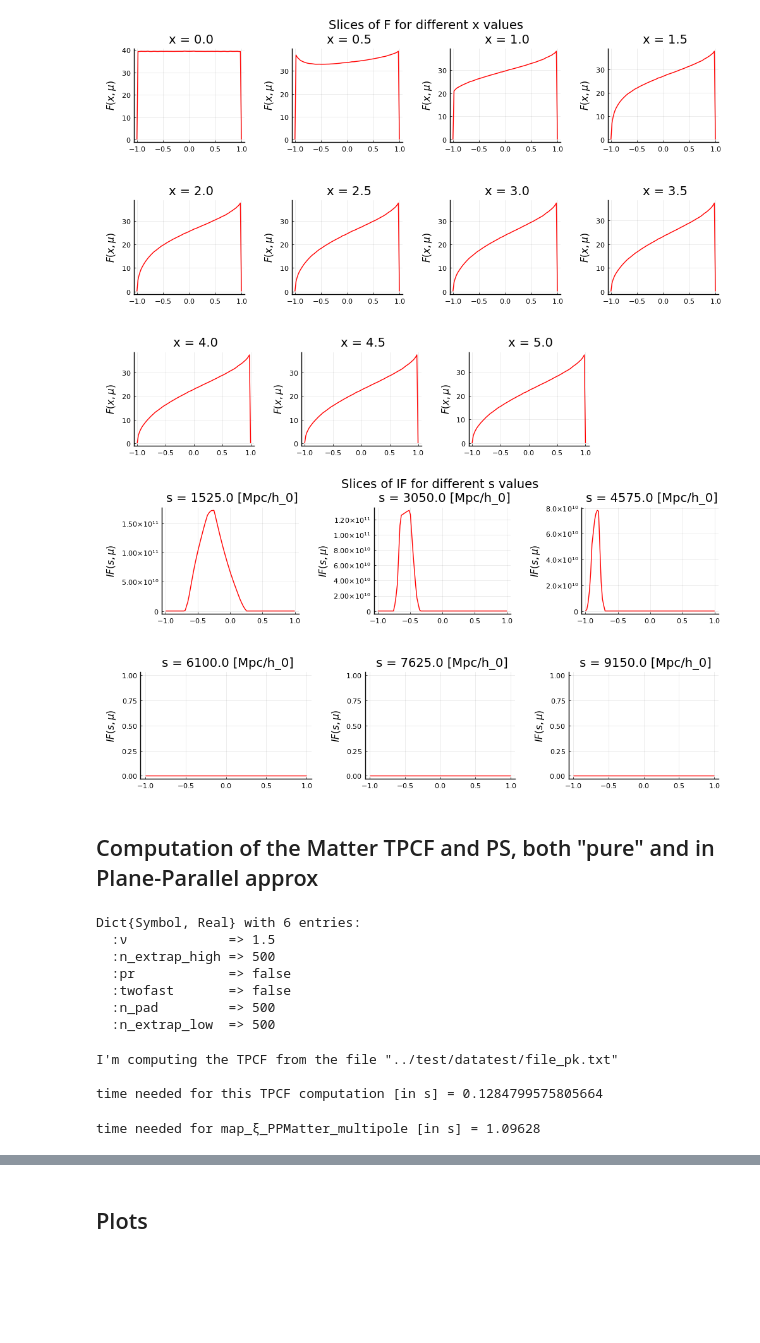
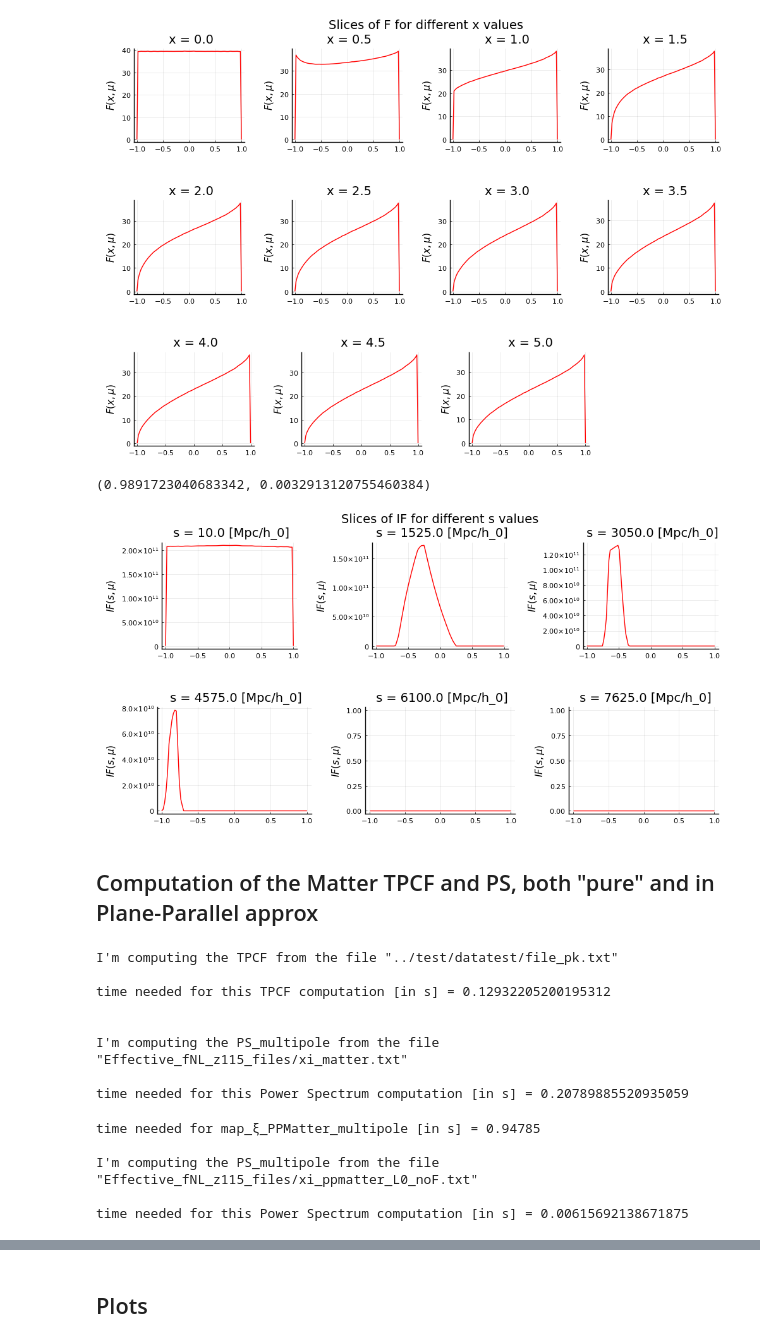
Before and after one commit to foglienimatteo/GaPSE.jl, a Jupyter notebook: ipynbs/Effective_fNL.ipynb, the cells around one changed output, grey strips where cells are left out. Cells and saved outputs as stored; diff of their text form; code cells hidden in the pictures; blank space fills up the shorter version.

```diff
--- a/ipynbs/Effective_fNL.ipynb
+++ b/ipynbs/Effective_fNL.ipynb
@@ -160,35 +171,39 @@ ALL_PLOTS = plot(title, LIST_P..., layout=l,
     left_margins = 15Plots.px, right_margins = 15Plots.px, size=(1000,700))
 # %% [output]
 [figure]
+# %%
+quadgk(μ->my_spline_IF(10.0, μ), -1, 1; rtol=1e-2)./cosmo.WFI_norm./2
+# %% [output]
+(0.9891723040683342, 0.0032913120755460384)
 # %%
 pyplot()
 
 title = plot(title = "Slices of IF for different s values", grid=false,
     showaxis = false, bottom_margin = -50Plots.px, ticks=false)
 
 θ_max =  π/2.0;
-ss = [ i*max(my_Iss...)/6 for i in 1:6];
+ss = vcat([10.0], [i*max(my_Iss...)/6 for i in 1:5]);
 μs = range(-1.0, 1.0, length=100);
 
 LIST_P = [plot() for i in 1:length(ss)]
 for (i,s) in enumerate(ss)
     tit = "\n\n s = $s [Mpc/h_0]"
     xs_1 = μs
     ys_1 = [my_spline_IF(s, μ) for μ in xs_1]
 
     LIST_P[i] = plot(xs_1, ys_1,
         #xaxis=:log, yaxis=:log,
         lc=:red, title=tit, legend=false,
         ylabel=L"IF(s,\mu)", ls=:solid,
         #xticks=10.0 .^ range(-3,0, step=1),
     )
 end
 
 l = @layout [ A{0.003h} ; a b c ; d e f ]
 ALL_PLOTS = plot(title, LIST_P..., layout=l,
     left_margins = 15Plots.px, right_margins = 15Plots.px, size=(1000,500))
 # %% [output]
-[figure, old version]
+[figure, new version]
 # %% [markdown]
 ## Computation of the Matter TPCF and PS, both "pure" and in Plane-Parallel approx
 # %%
@@ -200,23 +215,6 @@ out_xi_ppmatter_withF = DIR*"xi_ppmatter_L0_withF.txt";
 out_ps_matter = DIR*"ps_matter.txt";
 out_ps_ppmatter_noF = DIR*"ps_ppmatter_L0_noF.txt";
 out_ps_ppmatter_withF = DIR*"ps_ppmatter_L0_withF.txt";
-# %%
-twofast = false
-ps_kwargs = twofast ? Dict(:epl => true, :pr => false, :twofast => true,
-    :N_left => 12, :N_right => 12,
-    :p0_left => [-2.0, 1.0], :p0_right => [-2.0, 1.0],
-    :int_s_min => 1e-1, :int_s_max => 2*cosmo.s_max) :
-    Dict(:pr => false, :twofast => false,
-          :ν => 1.5, :n_extrap_low => 500,
-          :n_extrap_high => 500, :n_pad => 500)
-# %% [output]
-Dict{Symbol, Real} with 6 entries:
-  :ν             => 1.5
-  :n_extrap_high => 500
-  :pr            => false
-  :twofast       => false
-  :n_pad         => 500
-  :n_extrap_low  => 500
 # %%
 GaPSE.print_ξ_from_PS(in_file_ps, out_xi_matter;
     int_k_min = 1/(2*cosmo.s_max), int_k_max = 1e1,
@@ -224,11 +222,16 @@ GaPSE.print_ξ_from_PS(in_file_ps, out_xi_matter;
      s0 = nothing, right = nothing);
 
 GaPSE.print_PS_multipole(out_xi_matter, out_ps_matter;
-     L = 0, ps_kwargs...);
+     L = 0, ps_kwargs(tf)...);
 # %% [output]
 I'm computing the TPCF from the file "../test/datatest/file_pk.txt"
 
-time needed for this TPCF computation [in s] = 0.1284799575805664
+time needed for this TPCF computation [in s] = 0.12932205200195312
+
+
+I'm computing the PS_multipole from the file "Effective_fNL_z115_files/xi_matter.txt"
+
+time needed for this Power Spectrum computation [in s] = 0.20789885520935059
 # %%
 GaPSE.print_map_ξ_PPMatter_multipole(cosmo,
     out_xi_ppmatter_noF, 10 .^ range(0,log10(2*cosmo.s_max),length=1000);
@@ -236,9 +239,13 @@ GaPSE.print_map_ξ_PPMatter_multipole(cosmo,
     N_μs = 200, μ_atol = 0.0, μ_rtol = 1e-2, trap = false);
 
 GaPSE.print_PS_multipole(out_xi_ppmatter_noF, out_ps_ppmatter_noF;
-     L = 0,  ps_kwargs...);
+     L = 0,  ps_kwargs(tf)...);
 # %% [output]
-time needed for map_ξ_PPMatter_multipole [in s] = 1.09628
+time needed for map_ξ_PPMatter_multipole [in s] = 0.94785
+
+I'm computing the PS_multipole from the file "Effective_fNL_z115_files/xi_ppmatter_L0_noF.txt"
+
+time needed for this Power Spectrum computation [in s] = 0.00615692138671875
 # %%
 GaPSE.print_map_ξ_PPMatter_multipole(cosmo,
     out_xi_ppmatter_withF, 10 .^ range(0,log10(1.8*cosmo.s_max),length=1000);
```
Also changed, not shown: parts of 31 cells of this notebook, 25 other files.
